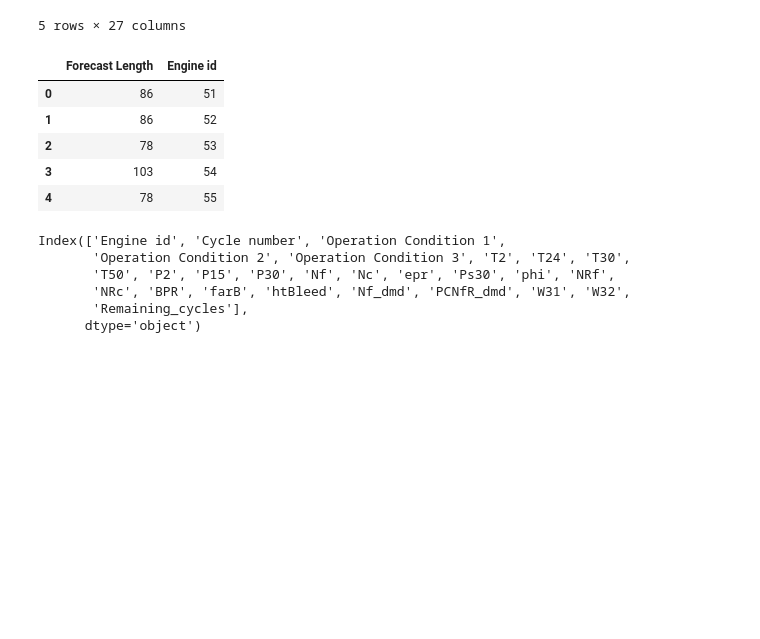
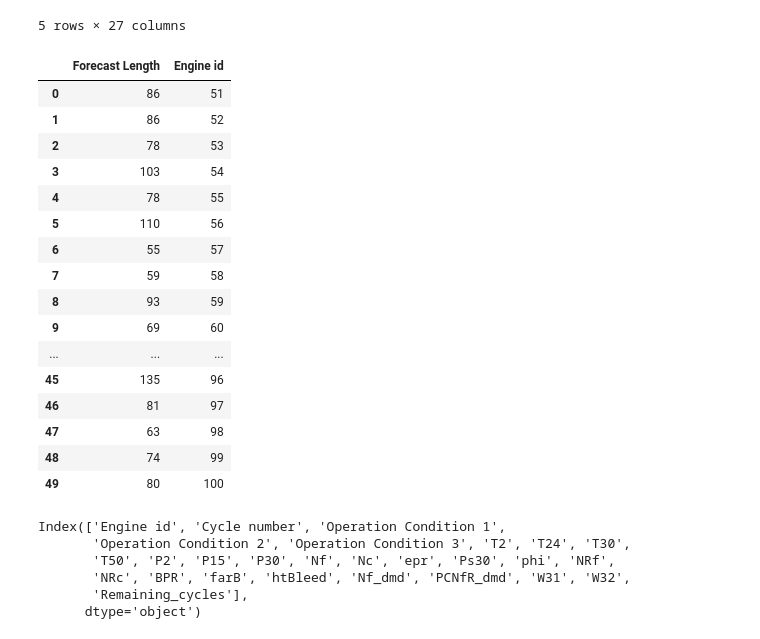
Before and after one commit to Enkode13/Time_Series_Engine_Failure_Forecasting, a Jupyter notebook: proj.ipynb, the cells around one changed output. Cells and saved outputs as stored; diff of their text form; code cells hidden in the pictures; blank space fills up the shorter version.

```diff
--- a/proj.ipynb
+++ b/proj.ipynb
@@ -63,14 +35,25 @@ train.head()
 5 rows × 27 columns
 # %%
 forecast = pd.read_csv("./Data For Project/RUL_forecast_length.csv")
-forecast.head()
+forecast
 # %% [output]
 |  | Forecast Length | Engine id |
 | 0 | 86 | 51 |
 | 1 | 86 | 52 |
 | 2 | 78 | 53 |
 | 3 | 103 | 54 |
 | 4 | 78 | 55 |
+| 5 | 110 | 56 |
+| 6 | 55 | 57 |
+| 7 | 59 | 58 |
+| 8 | 93 | 59 |
+| 9 | 69 | 60 |
+| ... | ... | ... |
+| 45 | 135 | 96 |
+| 46 | 81 | 97 |
+| 47 | 63 | 98 |
+| 48 | 74 | 99 |
+| 49 | 80 | 100 |
 # %%
 train.columns
 # %% [output]
```
Also changed, not shown: parts of 33 cells of this notebook.
